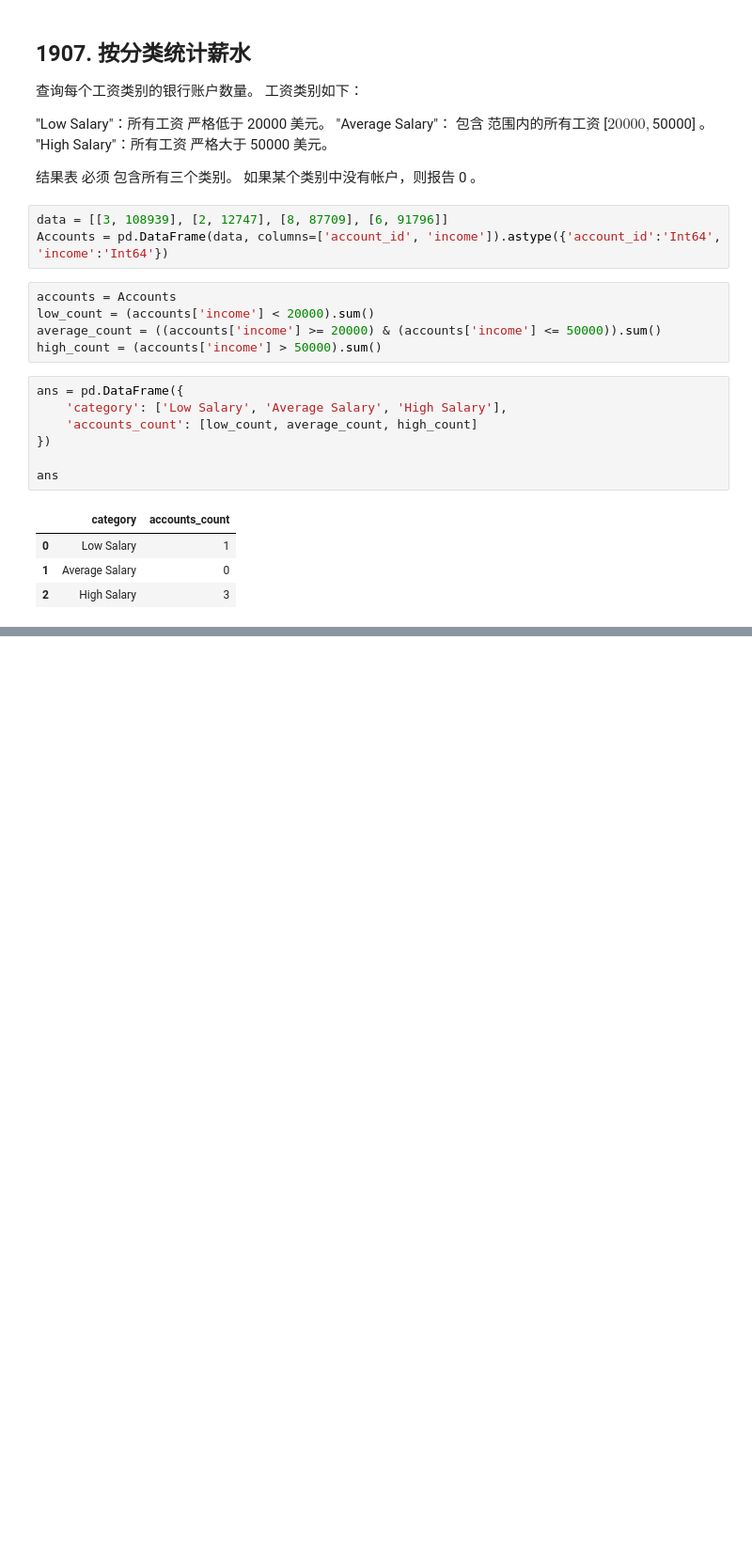
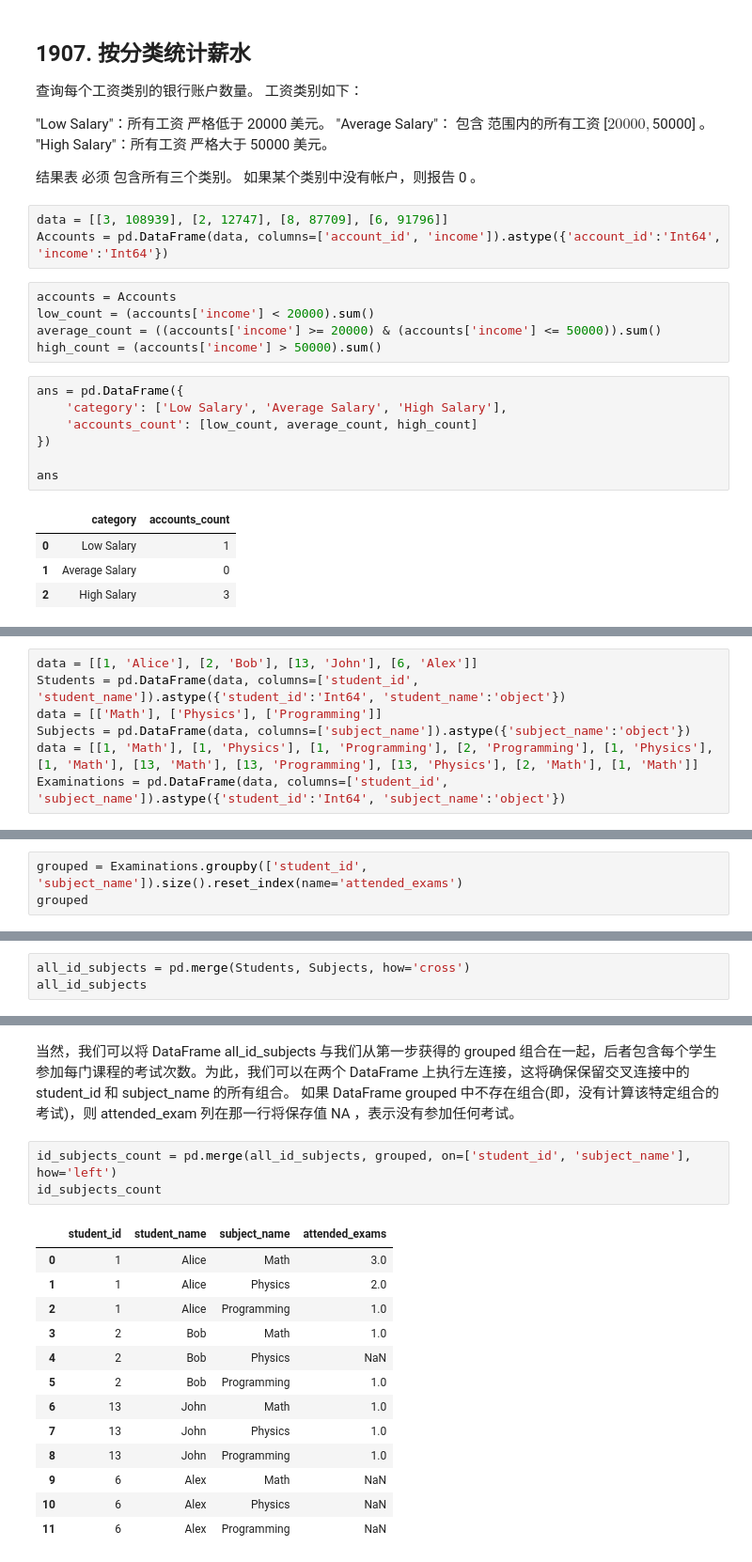
Before and after one commit to Tracy46/Pandas-30days, a Jupyter notebook: Pandas_learning.ipynb, the cells around one changed output, grey strips where cells are left out. Shown at 94% size. Saved outputs shown, nothing was run; the diff lists cells and outputs as text; blank space fills up the shorter version.

```diff
--- a/Pandas_learning.ipynb
+++ b/Pandas_learning.ipynb
@@ -421,0 +725,7 @@ ans
+# %%
+data = [[1, 'Alice'], [2, 'Bob'], [13, 'John'], [6, 'Alex']]
+Students = pd.DataFrame(data, columns=['student_id', 'student_name']).astype({'student_id':'Int64', 'student_name':'object'})
+data = [['Math'], ['Physics'], ['Programming']]
+Subjects = pd.DataFrame(data, columns=['subject_name']).astype({'subject_name':'object'})
+data = [[1, 'Math'], [1, 'Physics'], [1, 'Programming'], [2, 'Programming'], [1, 'Physics'], [1, 'Math'], [13, 'Math'], [13, 'Programming'], [13, 'Physics'], [2, 'Math'], [1, 'Math']]
+Examinations = pd.DataFrame(data, columns=['student_id', 'subject_name']).astype({'student_id':'Int64', 'subject_name':'object'})
@@ -421,0 +734,3 @@ ans
+# %%
+grouped = Examinations.groupby(['student_id', 'subject_name']).size().reset_index(name='attended_exams')
+grouped
@@ -421,0 +755,3 @@ ans
+# %%
+all_id_subjects = pd.merge(Students, Subjects, how='cross')
+all_id_subjects
@@ -421,0 +772,19 @@ ans
+# %% [markdown]
+当然，我们可以将 DataFrame all_id_subjects 与我们从第一步获得的 grouped 组合在一起，后者包含每个学生参加每门课程的考试次数。为此，我们可以在两个 DataFrame 上执行左连接，这将确保保留交叉连接中的 student_id 和 subject_name 的所有组合。 如果 DataFrame grouped 中不存在组合(即，没有计算该特定组合的考试)，则 attended_exam 列在那一行将保存值 NA ，表示没有参加任何考试。
+# %%
+id_subjects_count = pd.merge(all_id_subjects, grouped, on=['student_id', 'subject_name'], how='left')
+id_subjects_count
+# %% [output]
+|  | student_id | student_name | subject_name | attended_exams |
+| 0 | 1 | Alice | Math | 3.0 |
+| 1 | 1 | Alice | Physics | 2.0 |
+| 2 | 1 | Alice | Programming | 1.0 |
+| 3 | 2 | Bob | Math | 1.0 |
+| 4 | 2 | Bob | Physics | NaN |
+| 5 | 2 | Bob | Programming | 1.0 |
+| 6 | 13 | John | Math | 1.0 |
+| 7 | 13 | John | Physics | 1.0 |
+| 8 | 13 | John | Programming | 1.0 |
+| 9 | 6 | Alex | Math | NaN |
+| 10 | 6 | Alex | Physics | NaN |
+| 11 | 6 | Alex | Programming | NaN |
```
Also changed, not shown: parts of 66 cells of this notebook.
